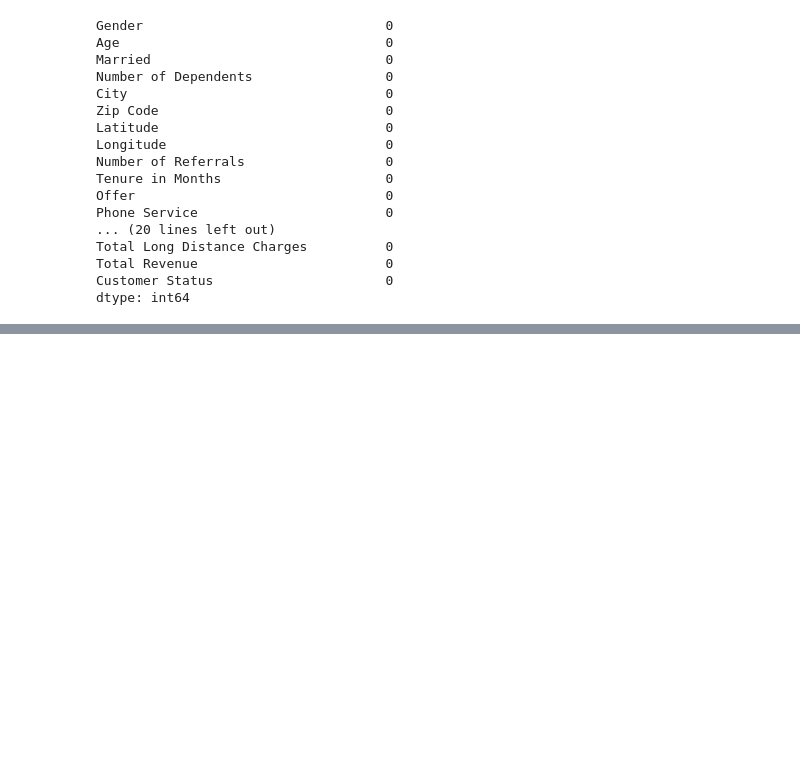
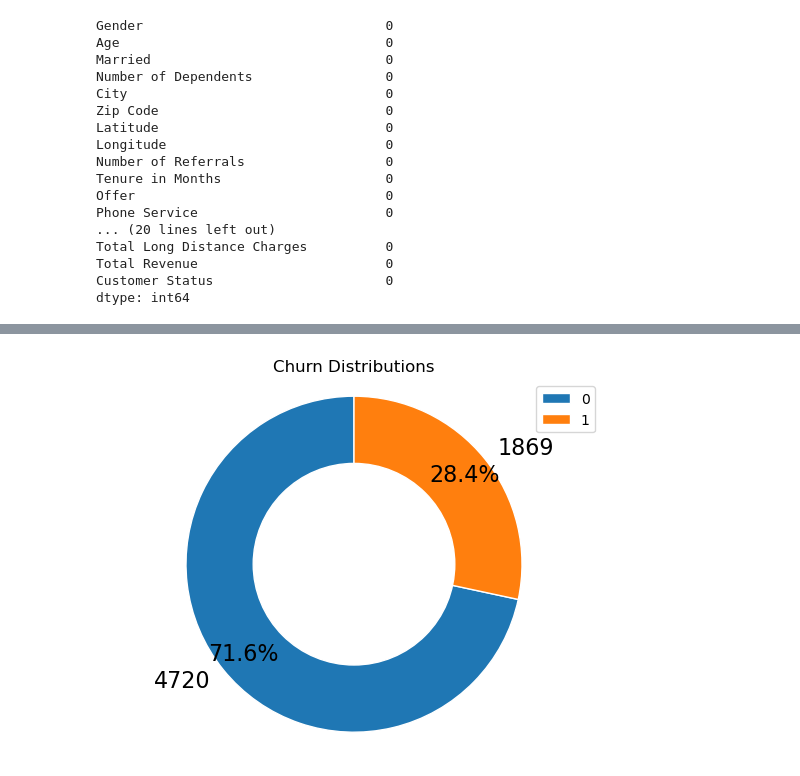
Before and after one commit to KoriMigan/Churn-Telecom-Project, a Jupyter notebook: index.ipynb, the cells around one changed output, grey strips where cells are left out. Cells and saved outputs as stored; diff of their text form; code cells hidden in the pictures; blank space fills up the shorter version.

```diff
--- a/index.ipynb
+++ b/index.ipynb
@@ -223,10 +224,3 @@ def outliers(data):
     # Concatenate outliers into a single dataframe
     outliers_df = pd.concat(outliers.values(), keys=outliers.keys())
     return outliers
-# %%
-outliers_dict = outliers(df)
-
-for column, outliers_df in outliers_dict.items():
-    print(f"Outliers for column: {column}")
-    print(outliers_df.describe())
-    print("\n")
@@ -270,0 +276,2 @@ dtype: int64
+# %%
+df.drop(df[df['Customer Status'] == 'Joined'].index, inplace=True)
@@ -270,0 +303,4 @@ dtype: int64
+# %%
+mapping_dict = {'Stayed': 0, 'Churned': 1}
+df= create_numeric_column(df, 'Customer Status', 'Category', mapping_dict)
+df.head()
@@ -270,0 +315,28 @@ dtype: int64
+# %%
+# Get the counts of each category from the 'customerstatus' column
+category_counts = df['Category'].value_counts()
+
+# Create a pie chart with the category counts
+plt.pie(
+    category_counts,
+    labels=category_counts,
+    autopct='%1.1f%%',  # Display percentage values with one decimal place
+    startangle=90,  # Start the first slice at 90 degrees (top of the circle)
+    wedgeprops={'edgecolor': 'white'},  # Add white edge color to the chart slices
+    pctdistance=0.85,  # Adjust the distance of percentage labels from the center
+    textprops={'fontsize': 16}  # Set the font size of the labels
+)
+# Create a white circle in the center to make it a donut-like pie chart
+circle = plt.Circle((0, 0), 0.6, color='white')
+fig = plt.gcf()
+fig.gca().add_artist(circle)
+# Set the title of the chart
+plt.title("Churn Distributions")
+# Add a legend with the labels
+plt.legend(labels=category_counts.index, loc='best')
+# Ensure the pie chart is drawn as a circle
+plt.axis('equal')
+# Display the chart
+plt.show()
+# %% [output]
+[figure, added]
```
Also changed, not shown: parts of 8 cells of this notebook.
